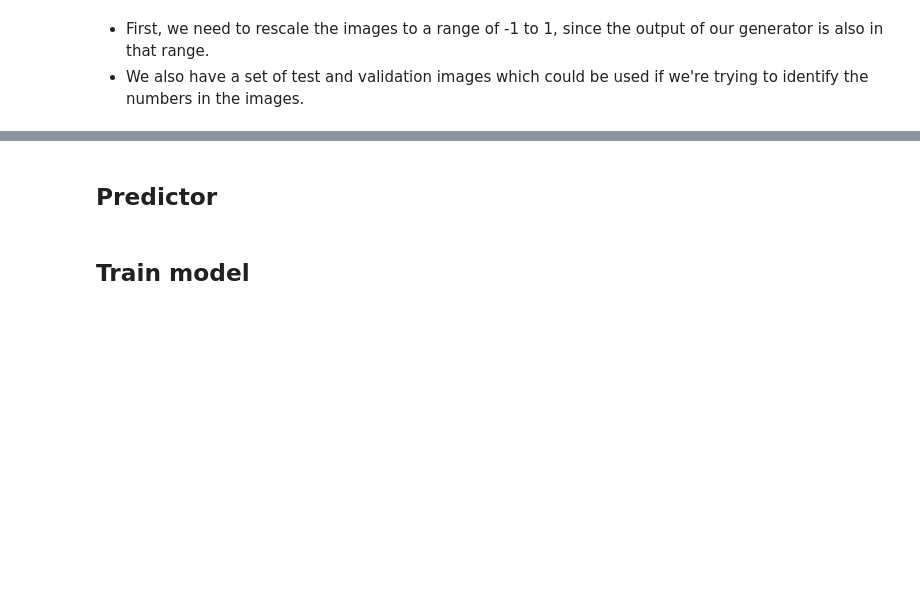
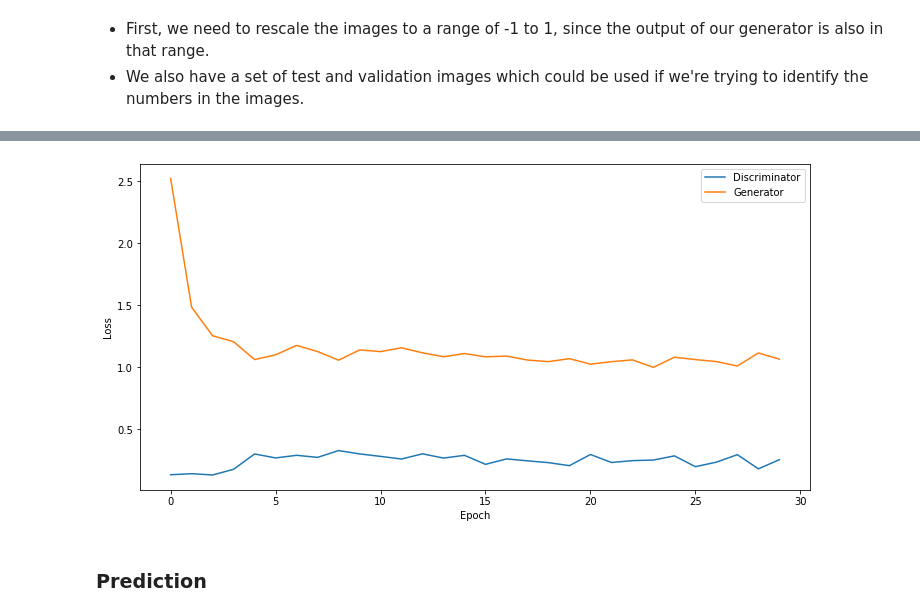
Before and after one commit to zhujun98/GAN, a Jupyter notebook: dcgan-svhn/dcgan_svhn.ipynb, the cells around one changed output, grey strips where cells are left out. Cells and saved outputs as stored; diff of their text form; code cells hidden in the pictures; blank space fills up the shorter version.

```diff
--- a/dcgan-svhn/dcgan_svhn.ipynb
+++ b/dcgan-svhn/dcgan_svhn.ipynb
@@ -124,0 +111,11 @@ class Dataset(object):
+# %%
+def preprocess(data):
+    data = data.astype(np.float32)
+    data -= 127.5
+    data /= 127.5
+    return data
+
+train_images = preprocess(train_images)
+test_images = preprocess(test_images)
+
+train_images.min(), train_images.max()
@@ -299,0 +307,7 @@ class GAN(object):
+# %%
+agent = DcGAN(generator, discriminator)
+d_losses, g_losses = agent.train(train_images,
+                                 epochs=30,
+                                 batch_size=128,
+                                 learning_rate=2e-4,
+                                 generator_update_frequency=4)
@@ -300,2 +332,11 @@ class GAN(object):
+# %%
+_, ax = plt.subplots(figsize=(12, 6))
+ax.plot(d_losses, label='Discriminator')
+ax.plot(g_losses, label='Generator')
+ax.set_xlabel("Epoch")
+ax.set_ylabel("Loss")
+_ = ax.legend()
+# %% [output]
+[figure, added]
 # %% [markdown]
-## Predictor
+### Prediction
@@ -319,2 +342,0 @@ def predict(sess, model, latent_samples):
-# %% [markdown]
-## Train model
```
Also changed, not shown: parts of 36 cells of this notebook, 1 other file.
